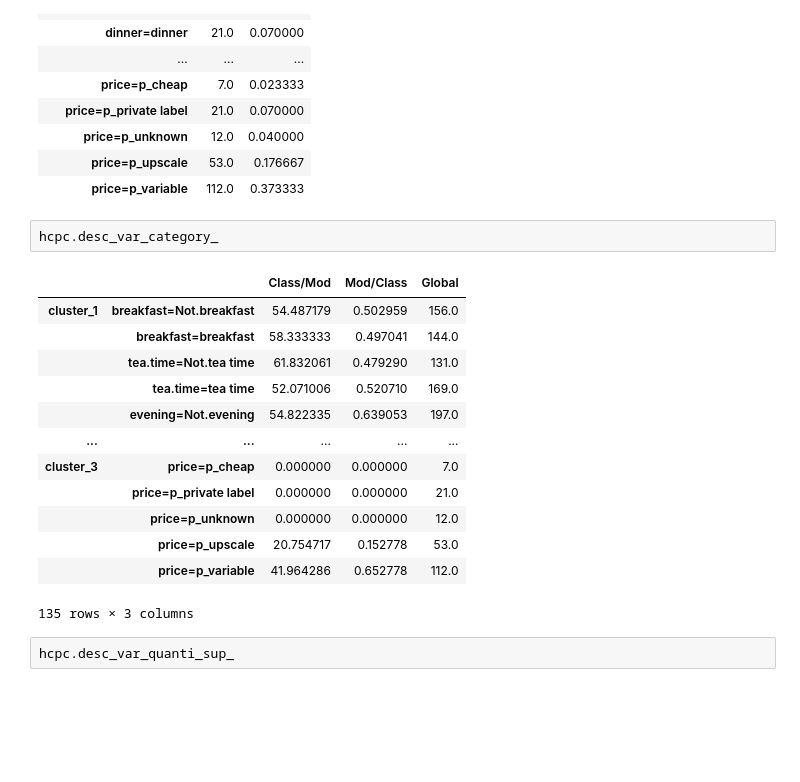
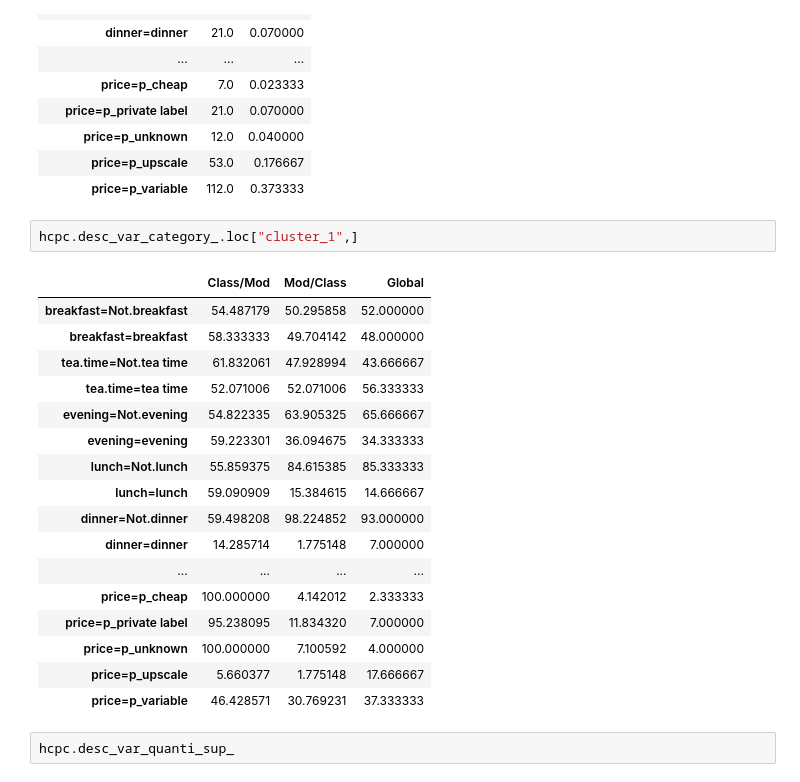
Before and after one commit to enfantbenidedieu/scientisttools, a Jupyter notebook: hcpc_mca_example.ipynb, the cells around one changed output. Saved outputs shown, nothing was run; the diff lists cells and outputs as text; blank space fills up the shorter version.

```diff
--- a/notebooks/hcpc_mca_example.ipynb
+++ b/hcpc_mca_example.ipynb
@@ -139,21 +203,25 @@ hcpc.var_quali_infos_
 | price=p_upscale | 53.0 | 0.176667 |
 | price=p_variable | 112.0 | 0.373333 |
 # %%
-hcpc.desc_var_category_
+hcpc.desc_var_category_.loc["cluster_1",]
 # %% [output]
-|  |  | Class/Mod | Mod/Class | Global |
-| cluster_1 | breakfast=Not.breakfast | 54.487179 | 0.502959 | 156.0 |
-|  | breakfast=breakfast | 58.333333 | 0.497041 | 144.0 |
-|  | tea.time=Not.tea time | 61.832061 | 0.479290 | 131.0 |
-|  | tea.time=tea time | 52.071006 | 0.520710 | 169.0 |
-|  | evening=Not.evening | 54.822335 | 0.639053 | 197.0 |
-| ... | ... | ... | ... | ... |
-| cluster_3 | price=p_cheap | 0.000000 | 0.000000 | 7.0 |
-|  | price=p_private label | 0.000000 | 0.000000 | 21.0 |
-|  | price=p_unknown | 0.000000 | 0.000000 | 12.0 |
-|  | price=p_upscale | 20.754717 | 0.152778 | 53.0 |
-|  | price=p_variable | 41.964286 | 0.652778 | 112.0 |
+|  | Class/Mod | Mod/Class | Global |
+| breakfast=Not.breakfast | 54.487179 | 50.295858 | 52.000000 |
+| breakfast=breakfast | 58.333333 | 49.704142 | 48.000000 |
+| tea.time=Not.tea time | 61.832061 | 47.928994 | 43.666667 |
+| tea.time=tea time | 52.071006 | 52.071006 | 56.333333 |
+| evening=Not.evening | 54.822335 | 63.905325 | 65.666667 |
+| evening=evening | 59.223301 | 36.094675 | 34.333333 |
+| lunch=Not.lunch | 55.859375 | 84.615385 | 85.333333 |
+| lunch=lunch | 59.090909 | 15.384615 | 14.666667 |
+| dinner=Not.dinner | 59.498208 | 98.224852 | 93.000000 |
+| dinner=dinner | 14.285714 | 1.775148 | 7.000000 |
+| ... | ... | ... | ... |
+| price=p_cheap | 100.000000 | 4.142012 | 2.333333 |
+| price=p_private label | 95.238095 | 11.834320 | 7.000000 |
+| price=p_unknown | 100.000000 | 7.100592 | 4.000000 |
+| price=p_upscale | 5.660377 | 1.775148 | 17.666667 |
+| price=p_variable | 46.428571 | 30.769231 | 37.333333 |
-135 rows × 3 columns
 # %%
 hcpc.desc_var_quanti_sup_
 # %% [output]
```
Also changed, not shown: parts of 8 cells of this notebook, 13 other files.
